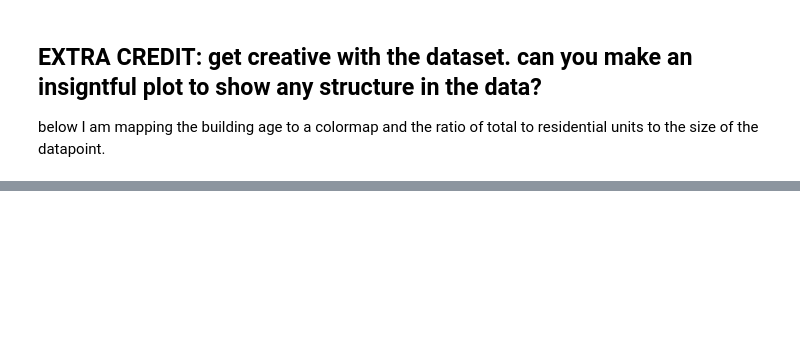
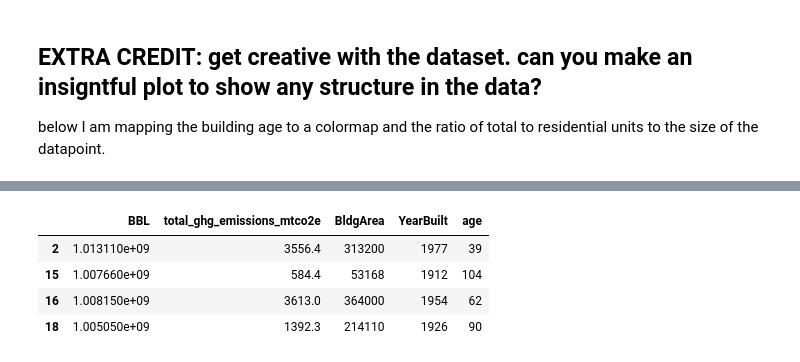
Before and after one commit to ace-gabriel/PUI2016_vys217, a Jupyter notebook: HW6_vys217/HW6_1_vys217.ipynb, the cells around one changed output, grey strips where cells are left out. Saved outputs shown, nothing was run; the diff lists cells and outputs as text; code cells hidden in the pictures; blank space fills up the shorter version.

```diff
--- a/HW6_vys217/HW6_1_vys217.ipynb
+++ b/HW6_vys217/HW6_1_vys217.ipynb
@@ -784,0 +992,8 @@ pl.xlabel("total energy consumption (kBtu)", fontsize=22)
+# %%
+bblnrgdata.head(4)
+# %% [output]
+|  | BBL | total_ghg_emissions_mtco2e | BldgArea | YearBuilt | age |
+| 2 | 1.013110e+09 | 3556.4 | 313200 | 1977 | 39 |
+| 15 | 1.007660e+09 | 584.4 | 53168 | 1912 | 104 |
+| 16 | 1.008150e+09 | 3613.0 | 364000 | 1954 | 62 |
+| 18 | 1.005050e+09 | 1392.3 | 214110 | 1926 | 90 |
```
Also changed, not shown: parts of 49 cells of this notebook, 2 other files.
